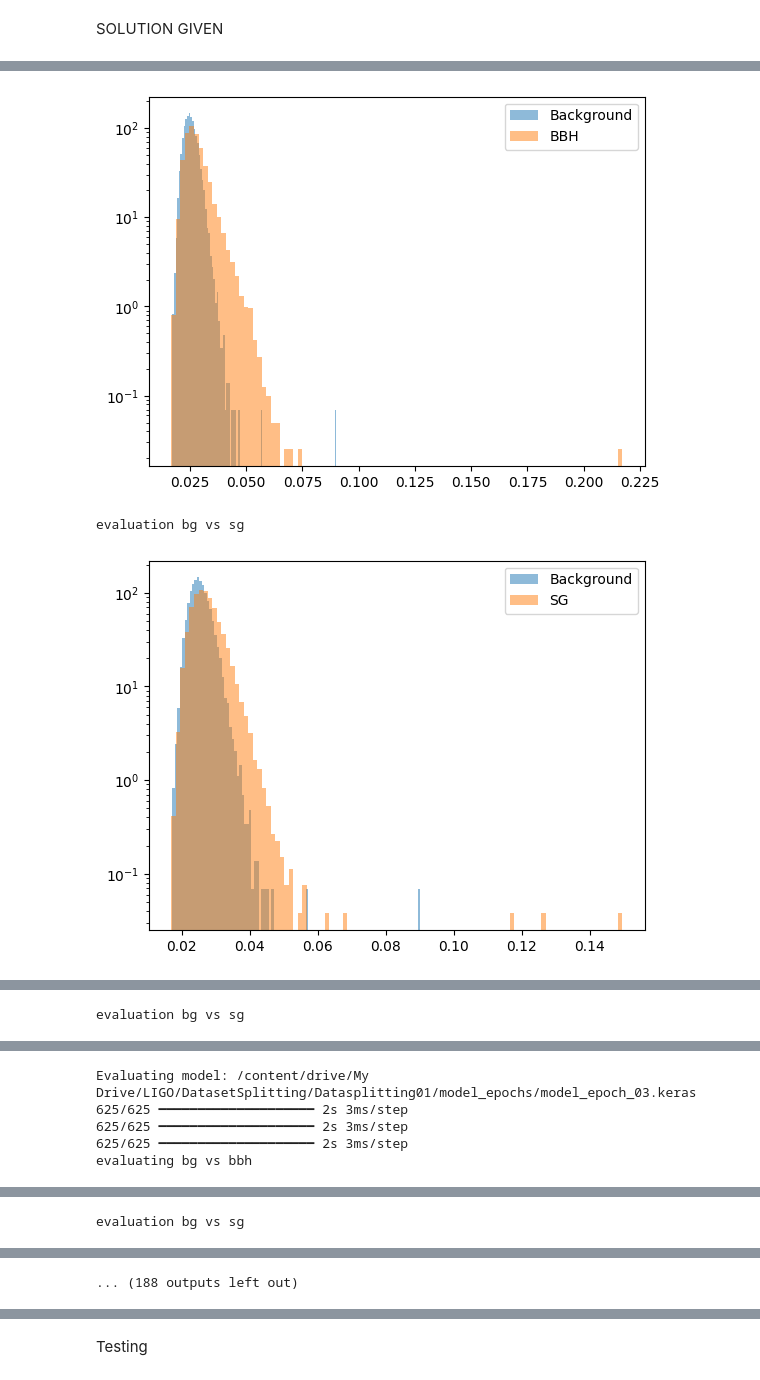
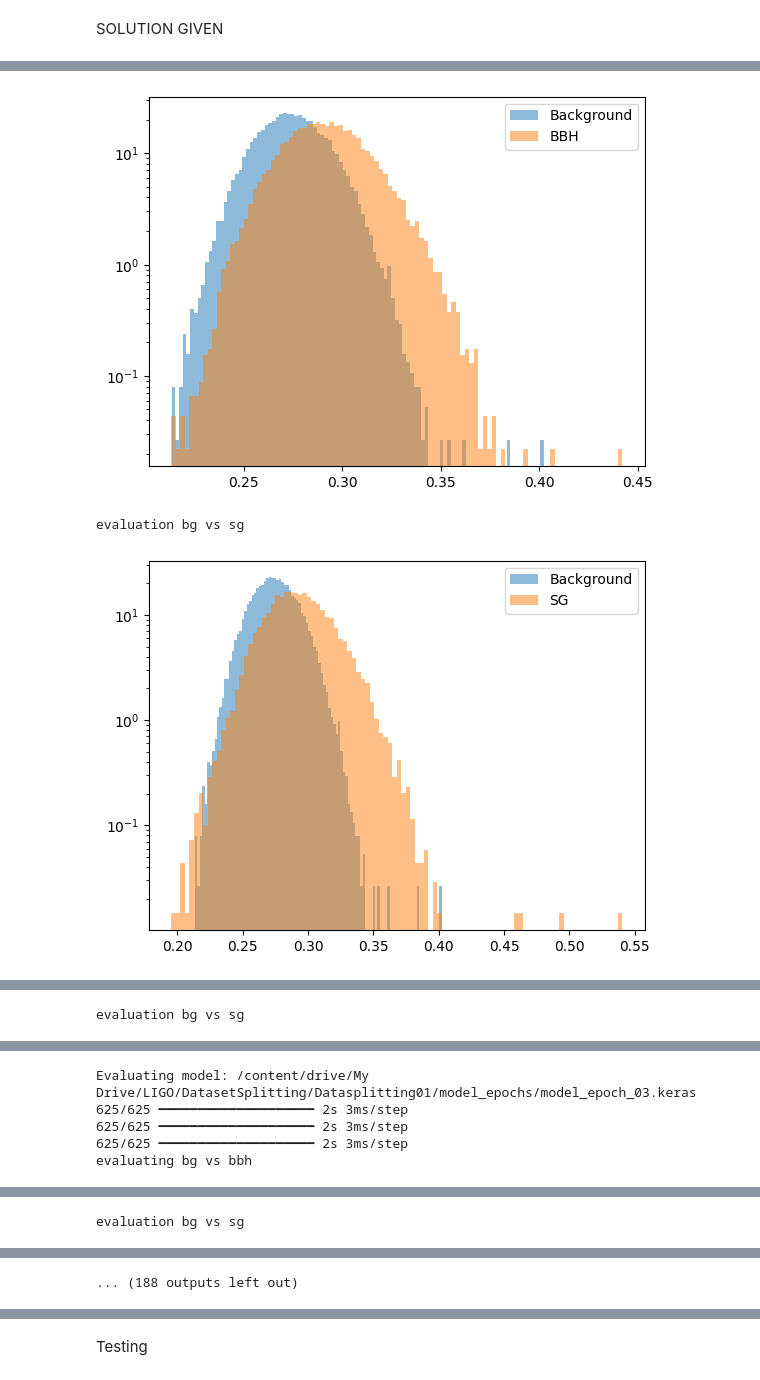
Before and after one commit to hanggao811/AnomalyDetectionLIGO, a Jupyter notebook: Transformer_classifier.ipynb, the cells around one changed output, grey strips where cells are left out. Saved outputs shown, nothing was run; the diff lists cells and outputs as text; code cells hidden in the pictures.

```diff
--- a/Transformer_classifier.ipynb
+++ b/Transformer_classifier.ipynb
@@ -479,8 +481,8 @@ fpr_sg=[]
 #get the auc and fpr at each epochs
 for model_name in model_files[:70]:
     print(f"Evaluating model: {model_name}")
-    model = load_model(model_name, custom_objects={"masked_mse_loss": masked_mse_loss})
-    # model = load_model(model_name, custom_objects={"masked_mse_loss": masked_mse_loss,"TriangularCyclicalLearningRate": TriangularCyclicalLearningRate})
+    # model = load_model(model_name, custom_objects={"masked_mse_loss": masked_mse_loss})
+    model = load_model(model_name, custom_objects={"masked_mse_loss": masked_mse_loss,"TriangularCyclicalLearningRate": TriangularCyclicalLearningRate})
     BBH_AUC, SG_AUC, desired_fpr_bbh, desired_fpr_sg = eval(model,background_test, bbh_test,sglf_test)
     bbh_auc.append(BBH_AUC)
     sg_auc.append(SG_AUC)
@@ -492,9 +494,9 @@ Evaluating model: /content/drive/My Drive/LIGO/DatasetSplitting/Datasplitting01/
 625/625 ━━━━━━━━━━━━━━━━━━━━ 2s 3ms/step
 625/625 ━━━━━━━━━━━━━━━━━━━━ 2s 3ms/step
 evaluating bg vs bbh
-[figure, old version]
+[figure, new version]
 evaluation bg vs sg
-[figure, old version]
+[figure, new version]
 Evaluating model: /content/drive/My Drive/LIGO/DatasetSplitting/Datasplitting01/model_epochs/model_epoch_02.keras
 625/625 ━━━━━━━━━━━━━━━━━━━━ 2s 3ms/step
 625/625 ━━━━━━━━━━━━━━━━━━━━ 2s 3ms/step
```
Also changed, not shown: parts of 8 cells of this notebook.
